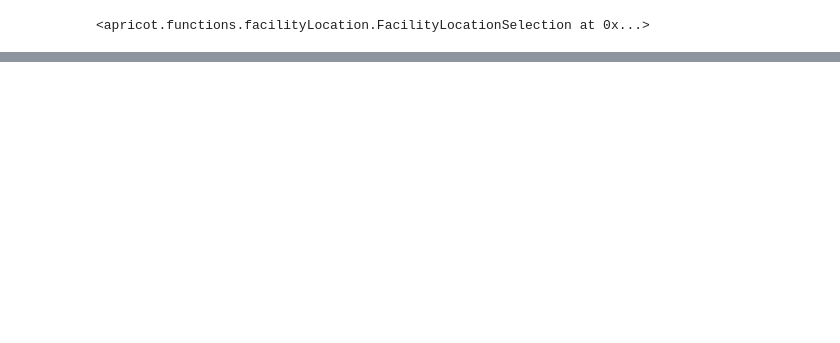
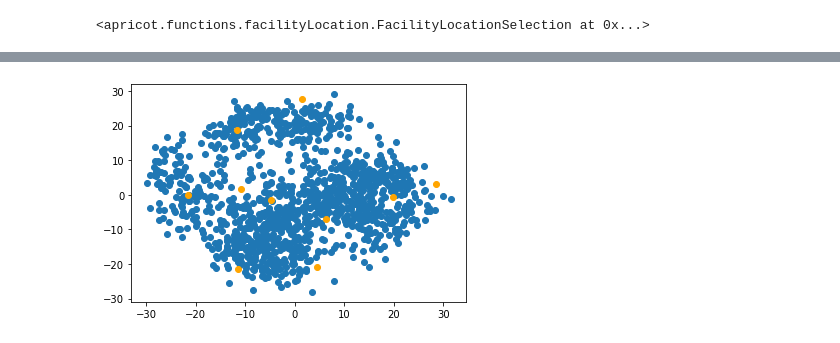
Before and after one commit to milana-kovacevic/ni-apricot, a Jupyter notebook: examples/01_facility_location.ipynb, the cells around one changed output, grey strips where cells are left out. Cells and saved outputs as stored; diff of their text form; code cells hidden in the pictures; blank space fills up the shorter version.

```diff
--- a/examples/01_facility_location.ipynb
+++ b/examples/01_facility_location.ipynb
@@ -63,0 +102,15 @@ array([ 0.,  0.,  0., 12., 13.,  5.,  0.,  0.,  0.,  0.,  0., 11., 16.,
+# %%
+# Vizualizujem izabrani podskup od 10 elemenata.
+from sklearn.decomposition import PCA
+X_reduced = PCA(n_components=2).fit_transform(X)
+X_subset_10_reduced = PCA(n_components=2).fit_transform(X_subset_10)
+
+# Ceo skup
+plt.scatter(X_reduced[:, 0], X_reduced[:, 1])
+
+# Podskup
+plt.scatter(X_subset_10_reduced[:, 0], X_subset_10_reduced[:, 1], color='orange')
+
+plt.show()
+# %% [output]
+[figure, added]
```
Also changed, not shown: parts of 20 cells of this notebook.
